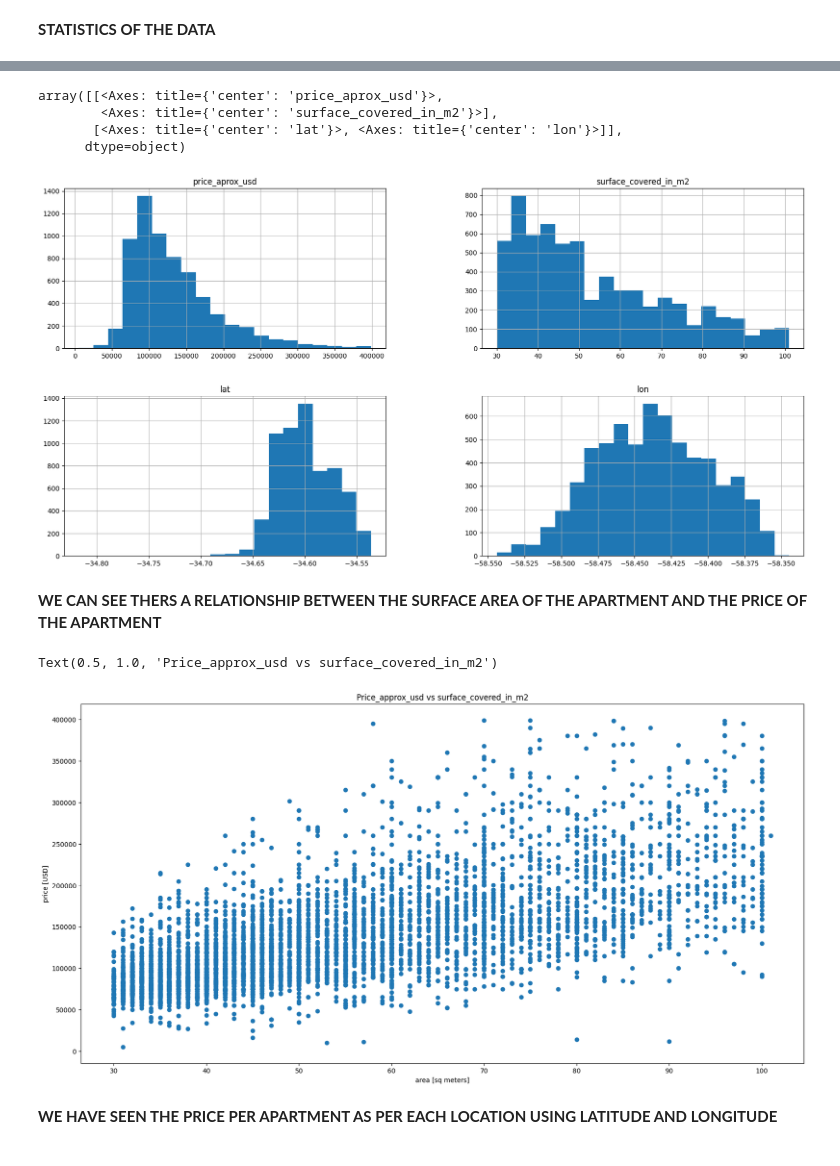
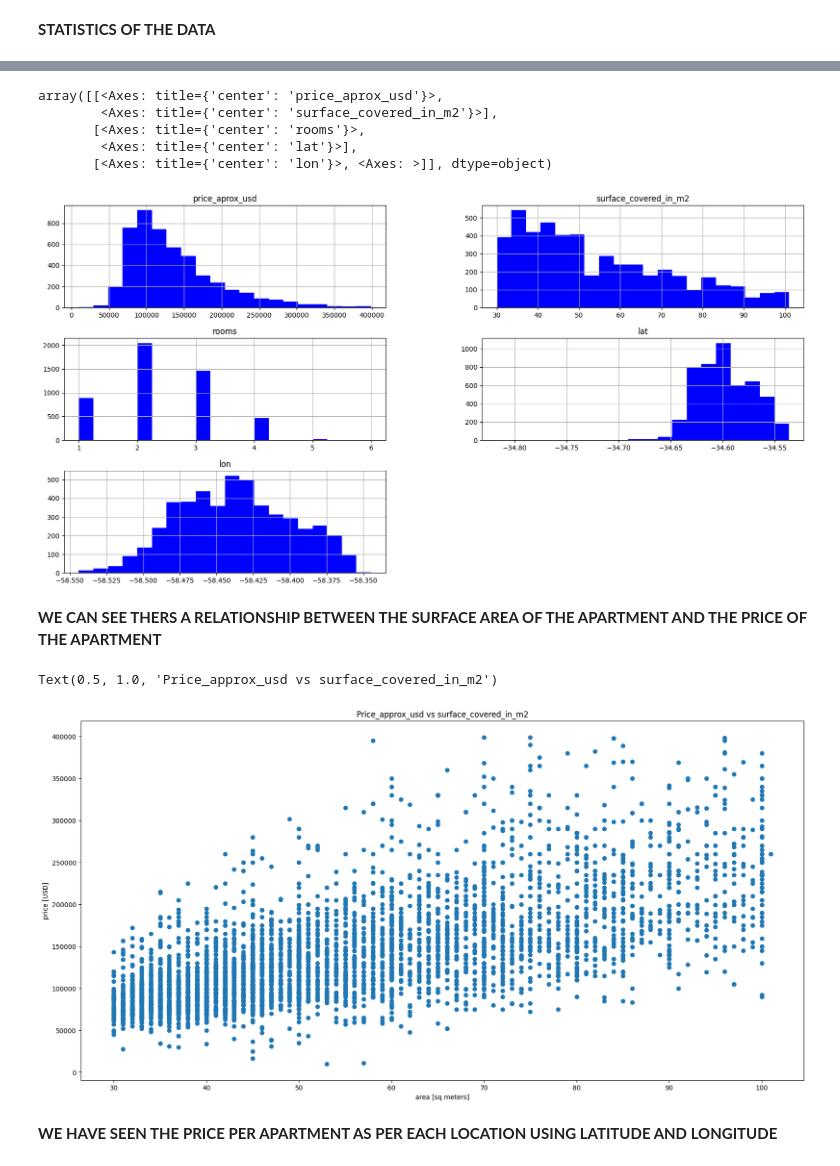
Before and after one commit to bjorn-sys/Buenos-Aires-House-Price-Prediction, a Jupyter notebook: House price prediction in Buenos Aires.ipynb, the cells around one changed output, grey strips where cells are left out. Drawn from its saved outputs; the diff is of its cells as text; code cells hidden in the pictures.

```diff
--- a/House price prediction in Buenos Aires.ipynb
+++ b/House price prediction in Buenos Aires.ipynb
@@ -132,0 +152,5 @@ df.describe()
+# %%
+df.dropna(inplace=True)
+# %%
+df.duplicated().sum()
+df.drop_duplicates(inplace=True)
@@ -133,11 +174,12 @@ df.describe()
 # %%
-df.hist(figsize=(20,10), bins=20)
+df.hist(figsize=(20,10), bins=20, color = 'blue')
 # %% [output]
 array([[<Axes: title={'center': 'price_aprox_usd'}>,
         <Axes: title={'center': 'surface_covered_in_m2'}>],
-       [<Axes: title={'center': 'lat'}>, <Axes: title={'center': 'lon'}>]],
-      dtype=object)
+       [<Axes: title={'center': 'rooms'}>,
+        <Axes: title={'center': 'lat'}>],
+       [<Axes: title={'center': 'lon'}>, <Axes: >]], dtype=object)
-[figure, old version]
+[figure, new version]
 # %% [markdown]
 **WE CAN SEE THERS A RELATIONSHIP BETWEEN THE SURFACE AREA OF THE APARTMENT AND THE PRICE OF THE APARTMENT**
 # %%
@@ -150,7 +192,7 @@ plt.ylabel('price [USD]')
 plt.title('Price_approx_usd vs surface_covered_in_m2')
 # %% [output]
 Text(0.5, 1.0, 'Price_approx_usd vs surface_covered_in_m2')
-[figure, old version]
+[figure, new version]
 # %% [markdown]
 **WE HAVE SEEN THE PRICE PER APARTMENT AS PER EACH LOCATION USING LATITUDE AND LONGITUDE**
 # %%
```
Also changed, not shown: parts of 38 cells of this notebook.
